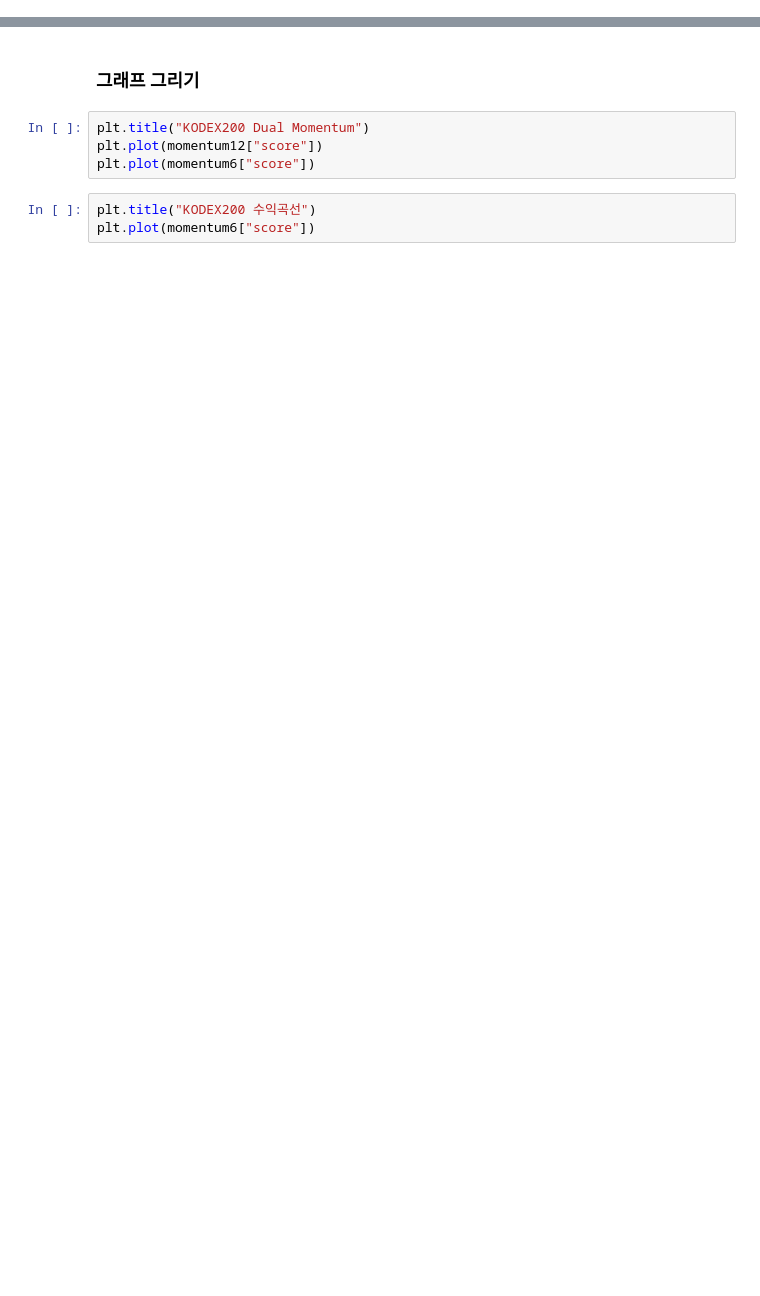
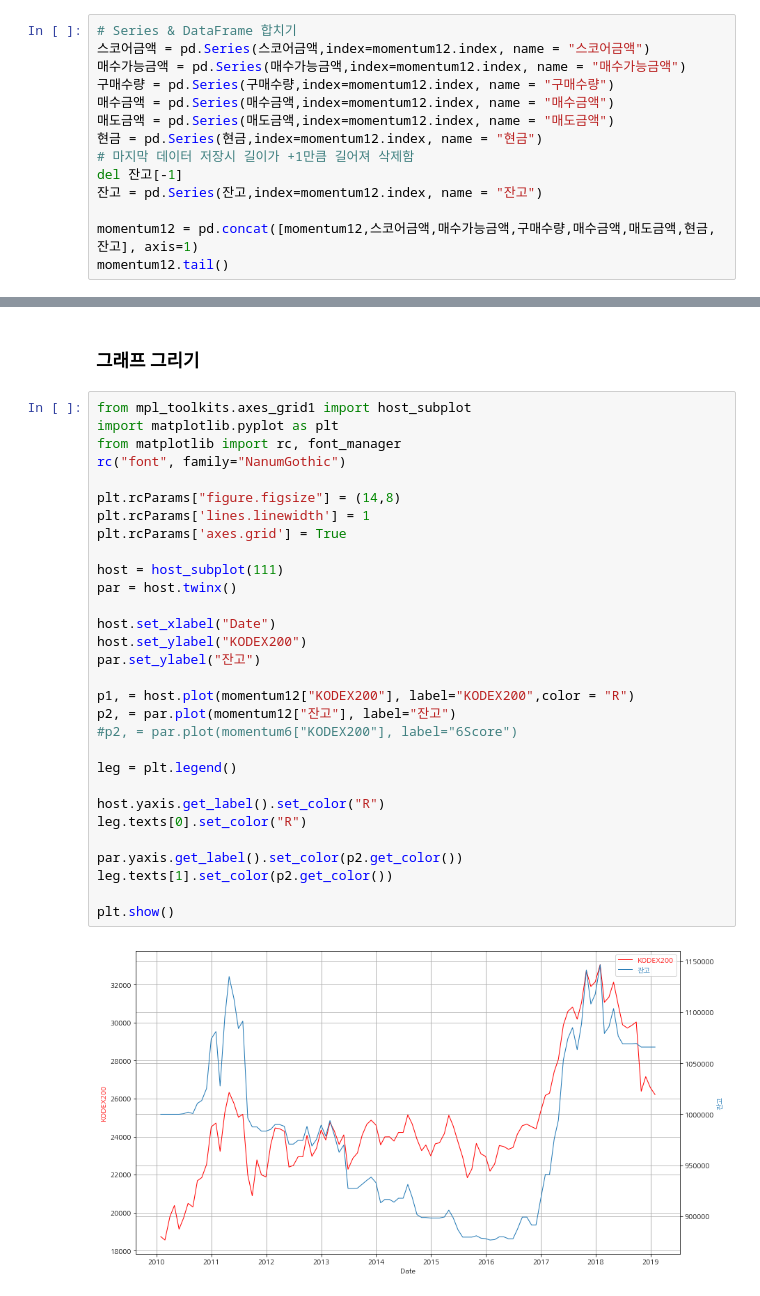
Before and after one commit to KimMyungSam/Dual, a Jupyter notebook: KODEX200 Dual Momentum BackTesting.ipynb, the cells around one changed output, grey strips where cells are left out. Drawn from its saved outputs; the diff is of its cells as text; blank space fills up the shorter version.

```diff
--- a/KODEX200 Dual Momentum BackTesting.ipynb
+++ b/KODEX200 Dual Momentum BackTesting.ipynb
@@ -36,0 +97,14 @@ def 평균모멘텀스코어구하기(data,month):
+# %%
+# Series & DataFrame 합치기
+스코어금액 = pd.Series(스코어금액,index=momentum12.index, name = "스코어금액")
+매수가능금액 = pd.Series(매수가능금액,index=momentum12.index, name = "매수가능금액")
+구매수량 = pd.Series(구매수량,index=momentum12.index, name = "구매수량")
+매수금액 = pd.Series(매수금액,index=momentum12.index, name = "매수금액")
+매도금액 = pd.Series(매도금액,index=momentum12.index, name = "매도금액")
+현금 = pd.Series(현금,index=momentum12.index, name = "현금")
+# 마지막 데이터 저장시 길이가 +1만큼 길어져 삭제함
+del 잔고[-1]
+잔고 = pd.Series(잔고,index=momentum12.index, name = "잔고")
+
+momentum12 = pd.concat([momentum12,스코어금액,매수가능금액,구매수량,매수금액,매도금액,현금,잔고], axis=1)
+momentum12.tail()
@@ -59,9 +184,34 @@ momentum6 = pd.concat([kodex200, score6], axis=1)
 # %% [markdown]
 ### 그래프 그리기
-# %%
-plt.title("KODEX200 Dual Momentum")
-plt.plot(momentum12["score"])
-plt.plot(momentum6["score"])
-# %%
-plt.title("KODEX200 수익곡선")
-plt.plot(momentum6["score"])
+# %%
+from mpl_toolkits.axes_grid1 import host_subplot
+import matplotlib.pyplot as plt
+from matplotlib import rc, font_manager
+rc("font", family="NanumGothic")
+
+plt.rcParams["figure.figsize"] = (14,8)
+plt.rcParams['lines.linewidth'] = 1
+plt.rcParams['axes.grid'] = True
+
+host = host_subplot(111)
+par = host.twinx()
+
+host.set_xlabel("Date")
+host.set_ylabel("KODEX200")
+par.set_ylabel("잔고")
+
+p1, = host.plot(momentum12["KODEX200"], label="KODEX200",color = "R")
+p2, = par.plot(momentum12["잔고"], label="잔고")
+#p2, = par.plot(momentum6["KODEX200"], label="6Score")
+
+leg = plt.legend()
+
+host.yaxis.get_label().set_color("R")
+leg.texts[0].set_color("R")
+
+par.yaxis.get_label().set_color(p2.get_color())
+leg.texts[1].set_color(p2.get_color())
+
+plt.show()
+# %% [output]
+[figure, added]
```
Also changed, not shown: parts of 26 cells of this notebook.
